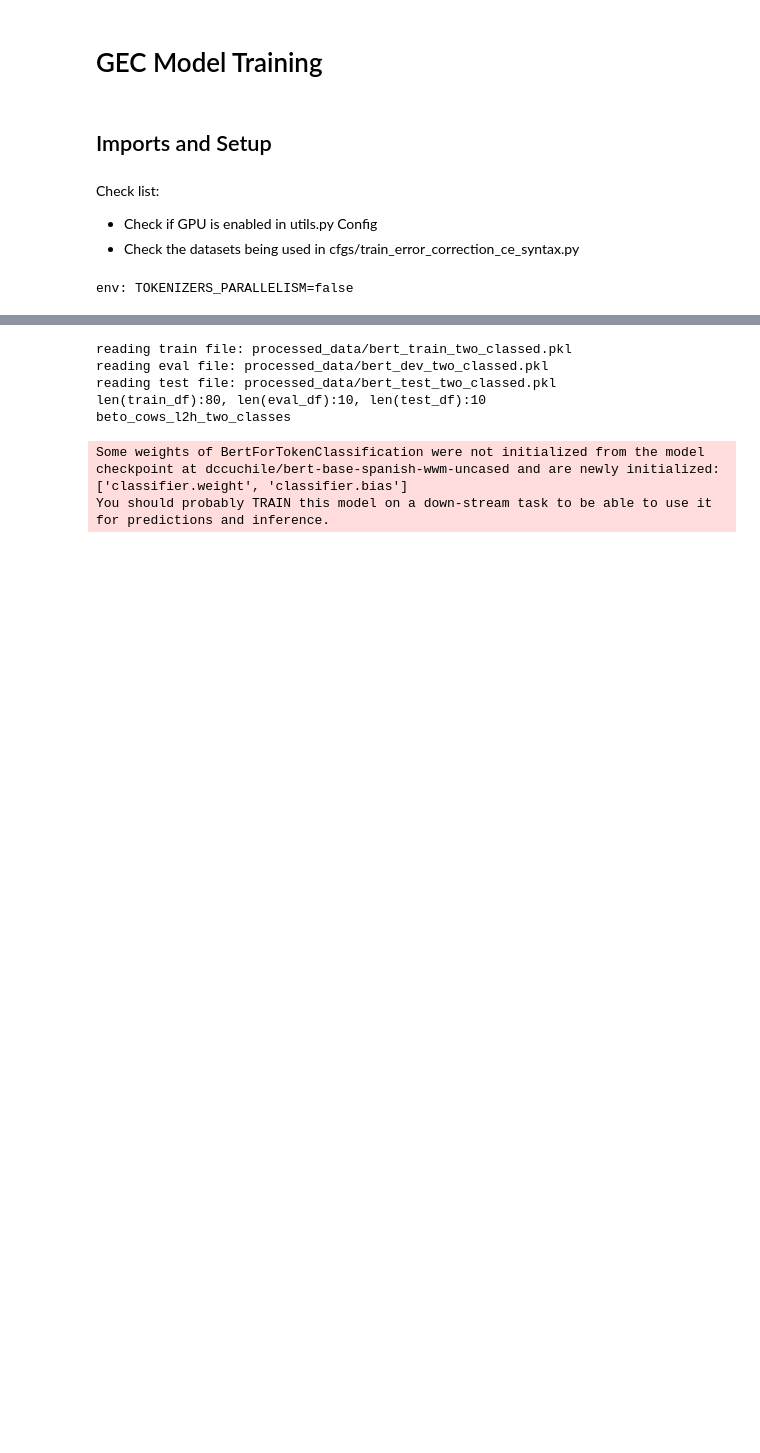
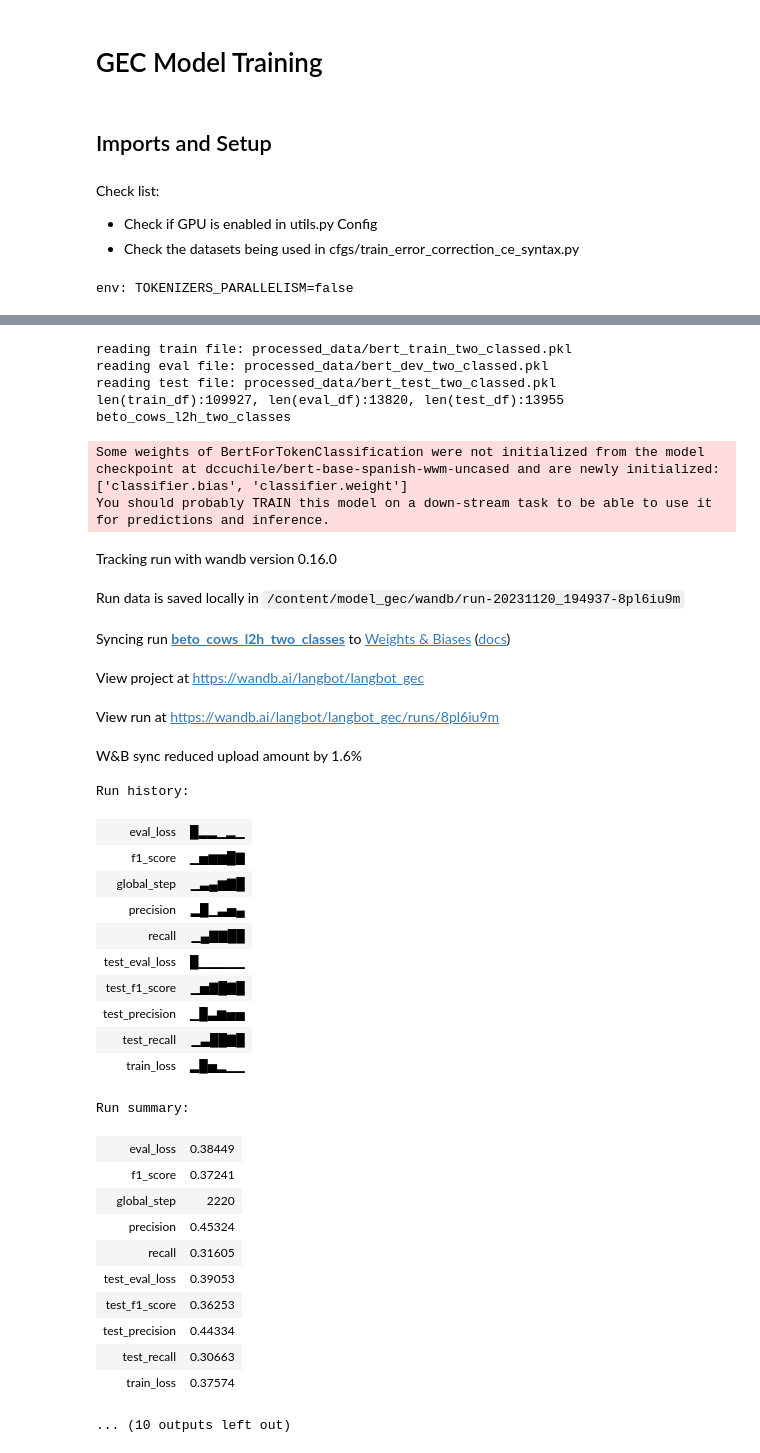
Before and after one commit to team-langbot/model_gec, a Jupyter notebook: gec_bert_train.ipynb, the cells around one changed output, grey strips where cells are left out. Drawn from its saved outputs; the diff is of its cells as text; code cells hidden in the pictures; blank space fills up the shorter version.

Commit message:
Fix config errors blocking training

```diff
--- a/gec_bert_train.ipynb
+++ b/gec_bert_train.ipynb
@@ -9,7 +9,7 @@ Check list:
 # %%
 %load_ext autoreload
 %autoreload 2
-PLATFORM='LOCAL' # 'GCP' or 'AWS' or 'LOCAL'
+PLATFORM='GCP' # 'GCP' or 'AWS' or 'LOCAL'
 
 # Disable HuggingFace's parallel tokenization feature to avoid any deadlock with our small dataset.
 %env TOKENIZERS_PARALLELISM=false
@@ -59,9 +61,10 @@ from ner import NERModel
 torch.multiprocessing.set_sharing_strategy('file_system')
 
 # Change this to True to train on GPU.
-DEBUG = True
+DEBUG = False
 WANDB_PROJECT_NAME = "langbot_gec"
 ECC_TRAIN_CONFIG = 'cfgs/beto_2classes.py'
+# ECC_TRAIN_CONFIG = 'cfgs/mBERT_2classes.py'
 
 main_args = Config()
 
@@ -77,6 +80,9 @@ def test_config():
     print(f'Is GPU enabled? {train_args.use_cuda}')
     files = "\n".join(train_args.train_dev_data)
     print(f'Dataset files: \n{files}')
+    print(f'Training label list: {train_args.labels_list}')
+    print(f'Model: {train_args.model_name}')
+    print(f'Experiment: {train_args.exp_name}')
 
 test_config()
 # %% [output]
@@ -113,7 +122,11 @@ def load_data(debug, train_file, eval_file, test_file):
             test_data = test_data[0:10]
     return train_data, eval_data, test_data
 
-def evaluate_and_save_artifacts(args, wandb_project, model, eval_df):
+def evaluate_and_save(args, wandb_project, model, eval_df):
+    # Create metrics against the dev data set
+    result, model_outputs, predictions = model.eval_model(
+        eval_df, wandb_log=True, output_dir='outputs/', accuracy=accuracy_score)
+
     # Save model locally
     model.model.save_pretrained(f'outputs/{args.exp_name}')
     model.tokenizer.save_pretrained(f'outputs/{args.exp_name}')
@@ -126,14 +139,11 @@ def evaluate_and_save_artifacts(args, wandb_project, model, eval_df):
     # model.config.save_pretrained(f'/content/drive/MyDrive/MIDS/w210/pretrained/{WANDB_PROJECT_NAME}/')
 
     # Save pickled model to wandb
+    # NOTE: All artifacts are stored in the second evaluation WandB project.
     with open(f'outputs/{args.exp_name}/{args.exp_name}.pkl', 'wb') as f:
         pickle.dump(model, f)
         if wandb_project:
             wandb.save(f'outputs/{args.exp_name}/{args.exp_name}.pkl')
-
-    # Create metrics against the dev data set
-    result, model_outputs, predictions = model.eval_model(
-        eval_df, wandb_log=True, output_dir='outputs/', accuracy=accuracy_score)
 
     with open(f'outputs/{args.exp_name}/dev_result.pkl', 'wb') as f:
         pickle.dump(result, f)
@@ -147,13 +157,15 @@ def evaluate_and_save_artifacts(args, wandb_project, model, eval_df):
         wandb.save(f'outputs/{args.exp_name}/dev_result.pkl')
         wandb.save(f'outputs/{args.exp_name}/dev_output.pkl')
         wandb.save(f'outputs/{args.exp_name}/dev_predictions.pkl')
+        # Wrapup wandb project
+        wandb.finish()
 
-def train(args):
+
+def train(args, wandb_project):
     output_base_dir = os.path.join(os.path.abspath('.'), 'outputs')
-    labels = args.BIO_labels
+    labels = args.labels_list
     train_file, eval_file, test_file = args.train_dev_data
     train_data, eval_data, test_data = load_data(args.debug, train_file, eval_file, test_file)
-    wandb_project = False if args.debug else WANDB_PROJECT_NAME
     columns=["sentence_id", "words", "labels", "cls_labels", "correction_index", "parsing_embedding"]
 
     train_df = pd.DataFrame(train_data, columns=columns)
@@ -227,9 +239,6 @@ def train(args):
         # Train the model
         model.train_model(train_df, eval_data=eval_df, test_data=test_df)
 
-    # Evaluate model and save all artifacts
-    evaluate_and_save_artifacts(args, wandb_project, model, eval_df)
-
     # Wrapup wandb project
     if wandb_project:
         wandb.finish()
@@ -237,15 +246,50 @@ def train(args):
     return model, eval_df, test_df
 # %%
 # %%time
-model, eval_df, test_df = train(train_args)
+wandb_project = False if train_args.debug else WANDB_PROJECT_NAME
+
+# Train model
+model, eval_df, test_df = train(train_args, wandb_project)
+
+# Evaluate model and save all artifacts
+evaluate_and_save(train_args, wandb_project, model, eval_df)
 # %% [output]
 reading train file: processed_data/bert_train_two_classed.pkl
 reading eval file: processed_data/bert_dev_two_classed.pkl
 reading test file: processed_data/bert_test_two_classed.pkl
-len(train_df):80, len(eval_df):10, len(test_df):10
+len(train_df):109927, len(eval_df):13820, len(test_df):13955
 beto_cows_l2h_two_classes
-Some weights of BertForTokenClassification were not initialized from the model checkpoint at dccuchile/bert-base-spanish-wwm-uncased and are newly initialized: ['classifier.weight', 'classifier.bias']
+Some weights of BertForTokenClassification were not initialized from the model checkpoint at dccuchile/bert-base-spanish-wwm-uncased and are newly initialized: ['classifier.bias', 'classifier.weight']
 You should probably TRAIN this model on a down-stream task to be able to use it for predictions and inference.
+Tracking run with wandb version 0.16.0
+Run data is saved locally in /content/model_gec/wandb/run-20231120_194937-8pl6iu9m
+Syncing run beto_cows_l2h_two_classes to Weights & Biases (docs)
+View project at https://wandb.ai/langbot/langbot_gec
+View run at https://wandb.ai/langbot/langbot_gec/runs/8pl6iu9m
+W&B sync reduced upload amount by 1.6%
+Run history:
+| eval_loss | █▂▂▁▂▁ |
+| f1_score | ▁▅▆▆█▇ |
+| global_step | ▁▃▄▆▇█ |
+| precision | ▂█▁▃▅▄ |
+| recall | ▁▄▇▇██ |
+| test_eval_loss | █▁▁▁▁▁ |
+| test_f1_score | ▁▅▇█▇█ |
+| test_precision | ▁█▃▆▅▅ |
+| test_recall | ▁▃██▇█ |
+| train_loss | ▂█▅▂▁▁ |
+Run summary:
+| eval_loss | 0.38449 |
+| f1_score | 0.37241 |
+| global_step | 2220 |
+| precision | 0.45324 |
+| recall | 0.31605 |
+| test_eval_loss | 0.39053 |
+| test_f1_score | 0.36253 |
+| test_precision | 0.44334 |
+| test_recall | 0.30663 |
+| train_loss | 0.37574 |
+... (10 outputs left out)
 # %%
 # Explicitly close wandb project if run is aborted.
 # wandb.finish(exit_code=-1)
```
Also changed, not shown: parts of 4 cells of this notebook, 3 other files.
